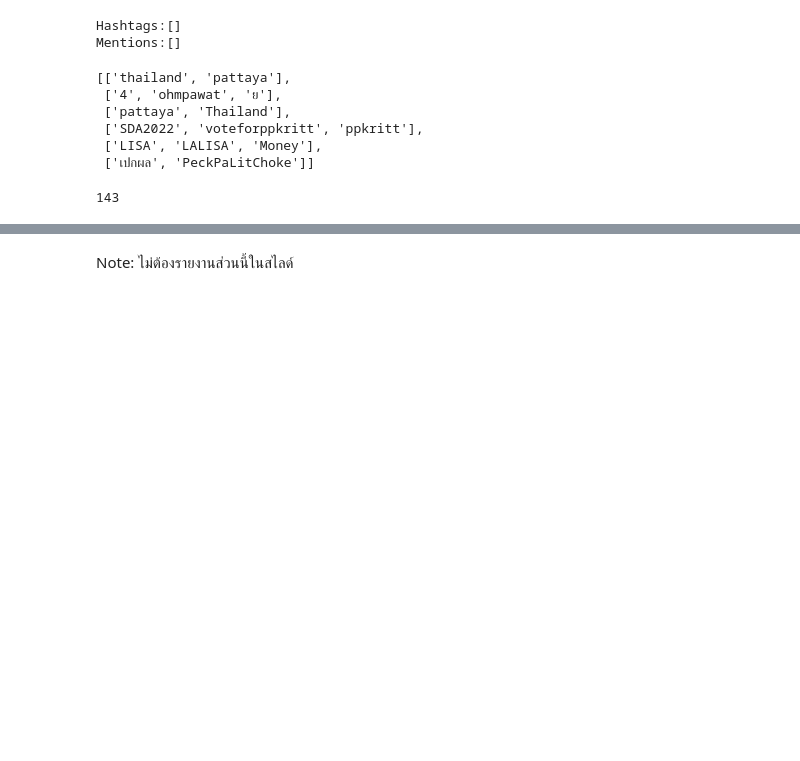
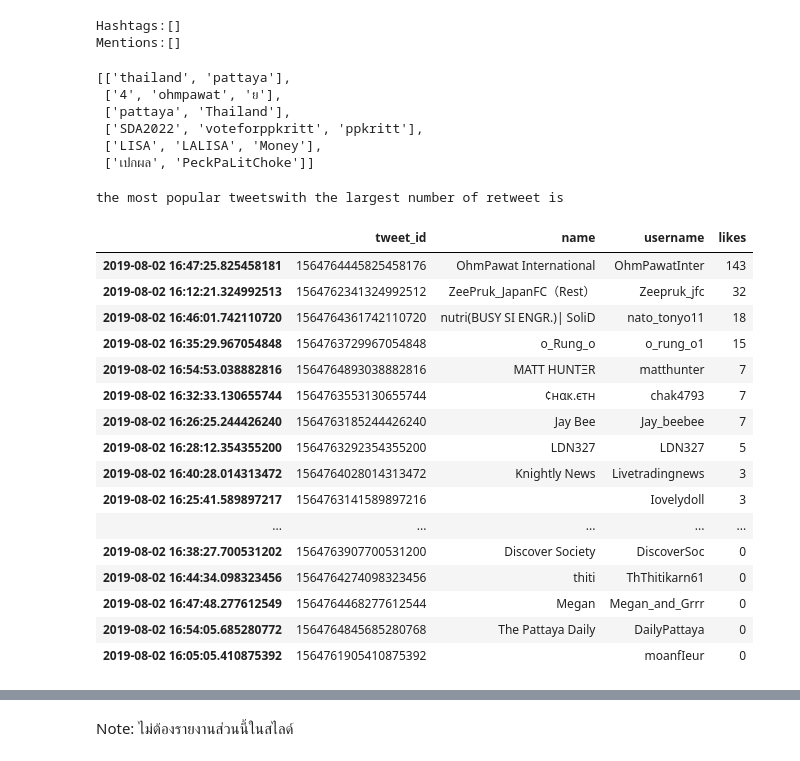
Before and after one commit to Ratchadakorn26/Data-Warehouse-and-Big-Data-Analytics-66, a Jupyter notebook: Project1_66.ipynb, the cells around one changed output, grey strips where cells are left out. Cells and saved outputs as stored; diff of their text form; code cells hidden in the pictures; blank space fills up the shorter version.

```diff
--- a/Project1_66.ipynb
+++ b/Project1_66.ipynb
@@ -188,10 +188,29 @@ All_hashtags
 # %%
 #Find the most popular tweets in your collection of tweets, i.e. the tweets with the largest number of retweet/replies/likes counts
 # You are free to define your own popularity metric
-Popular = df[['username','name','content','likes']]
-Popular['likes'].max()
+metric = df[['tweet_id','name','username','likes']]
+likes_pop = metric.reindex().sort_values(by='likes',ascending = False)
+print('the most popular tweetswith the largest number of retweet is')
+likes_pop[:]
 # %% [output]
-143
+the most popular tweetswith the largest number of retweet is
+|  | tweet_id | name | username | likes |
+| 2019-08-02 16:47:25.825458181 | 1564764445825458176 | OhmPawat International | OhmPawatInter | 143 |
+| 2019-08-02 16:12:21.324992513 | 1564762341324992512 | ZeePruk_JapanFC（Rest） | Zeepruk_jfc | 32 |
+| 2019-08-02 16:46:01.742110720 | 1564764361742110720 | nutri(BUSY SI ENGR.)| SoliD | nato_tonyo11 | 18 |
+| 2019-08-02 16:35:29.967054848 | 1564763729967054848 | o_Rung_o | o_rung_o1 | 15 |
+| 2019-08-02 16:54:53.038882816 | 1564764893038882816 | MATT HUNTΞR | matthunter | 7 |
+| 2019-08-02 16:32:33.130655744 | 1564763553130655744 | ¢нαк.єтн | chak4793 | 7 |
+| 2019-08-02 16:26:25.244426240 | 1564763185244426240 | Jay Bee | Jay_beebee | 7 |
+| 2019-08-02 16:28:12.354355200 | 1564763292354355200 | LDN327 | LDN327 | 5 |
+| 2019-08-02 16:40:28.014313472 | 1564764028014313472 | Knightly News | Livetradingnews | 3 |
+| 2019-08-02 16:25:41.589897217 | 1564763141589897216 |  | Iovelydoll | 3 |
+| ... | ... | ... | ... | ... |
+| 2019-08-02 16:38:27.700531202 | 1564763907700531200 | Discover Society | DiscoverSoc | 0 |
+| 2019-08-02 16:44:34.098323456 | 1564764274098323456 | thiti | ThThitikarn61 | 0 |
+| 2019-08-02 16:47:48.277612549 | 1564764468277612544 | Megan | Megan_and_Grrr | 0 |
+| 2019-08-02 16:54:05.685280772 | 1564764845685280768 | The Pattaya Daily | DailyPattaya | 0 |
+| 2019-08-02 16:05:05.410875392 | 1564761905410875392 |  | moanfIeur | 0 |
 # %%
 Popular[Popular['likes']==143]
 # %% [output]
```
Also changed, not shown: parts of 2 cells of this notebook.
